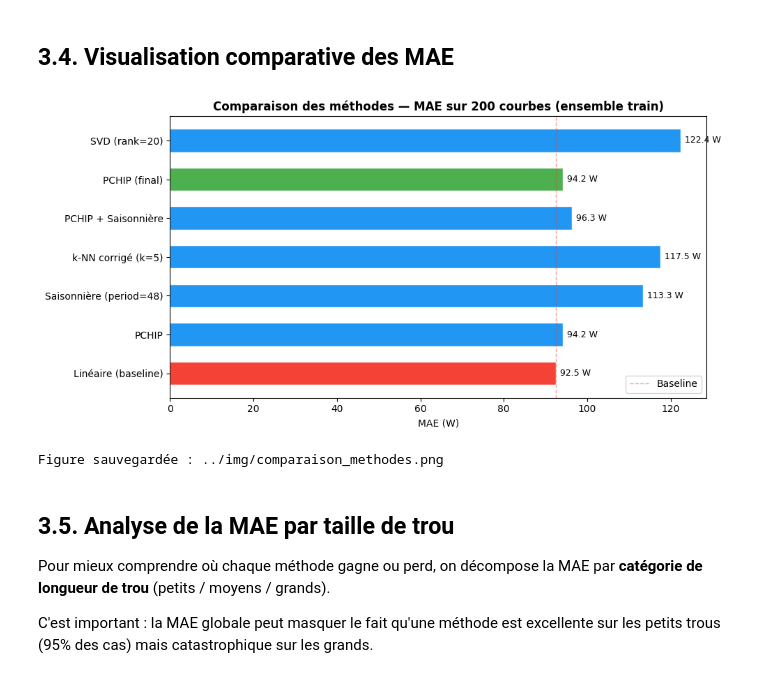
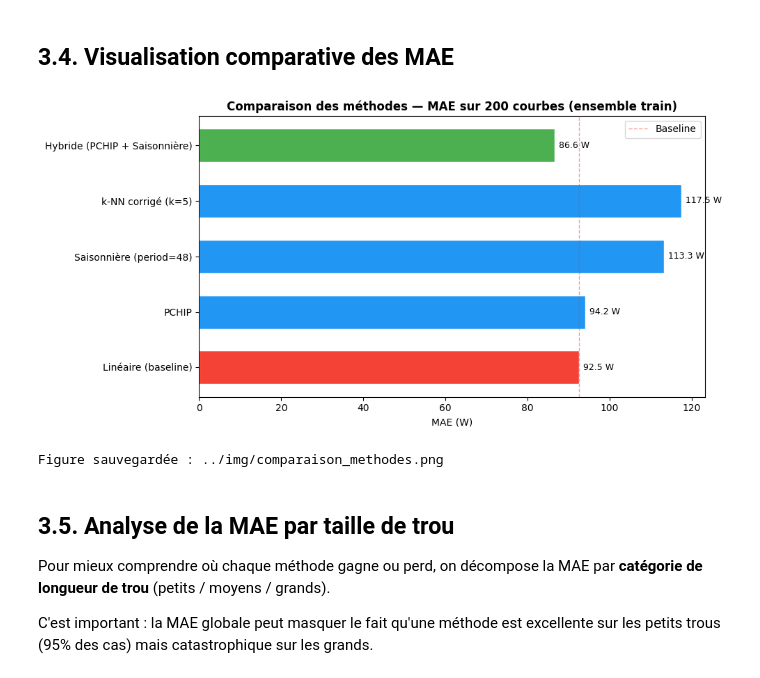
Before and after one commit to dempxl/ChallengeData-ENEDIS, a Jupyter notebook: notebook/notebook_LOGAN.ipynb, the cells around one changed output. Cells and saved outputs as stored; diff of their text form; code cells hidden in the pictures.

Commit message:
add(notebook_LOGAN.ipynb) : Amélioration des méthodes et meilleur visualisation comparative des résultats

```diff
--- a/notebook/notebook_LOGAN.ipynb
+++ b/notebook/notebook_LOGAN.ipynb
@@ -749,13 +730,15 @@ def impute_final(holed_series):
 # %%
-def impute_best(holed_series, threshold=47):
+def impute_hybrid(holed_series, threshold=47):
     """
     Tentative hybride v2 : PCHIP pour trous ≤ threshold pts, Saisonnière au-delà.
-    Conservée pour documenter la démarche — écartée au profit de impute_final (PCHIP pur)
-    car un bug résiduel de logique dégrade les résultats sur les longs trous.
+    La série finale ne remplace que les positions NaN du bloc concerné.
     """
     result = holed_series.copy()
-    values = result.values.copy()
-    n      = len(values)
+    values = result.values
+    n = len(values)
+
+    pchip_candidate = impute_interpolation(holed_series.copy(), method='pchip')
+    seasonal_candidate = impute_seasonal(holed_series.copy(), period=48)
 
     gaps = []
     idx = 0
@@ -768,12 +751,18 @@ def impute_best(holed_series, threshold=47):
         else:
             idx += 1
 
-    for (start, end) in gaps:
+    for start, end in gaps:
         size = end - start + 1
         if size <= threshold:
-            result = impute_interpolation(result, method='pchip')
+            segment = pchip_candidate.iloc[start:end + 1].copy()
+            if segment.isna().any():
+                segment = segment.fillna(seasonal_candidate.iloc[start:end + 1])
         else:
-            result = impute_seasonal(result, period=48)
+            segment = seasonal_candidate.iloc[start:end + 1].copy()
+            if segment.isna().any():
+                segment = segment.fillna(pchip_candidate.iloc[start:end + 1])
+
+        result.iloc[start:end + 1] = segment.values
 
     return result
 # %% [markdown]
@@ -906,22 +897,13 @@ results['k-NN corrigé (k=5)'] = evaluate_method(
 )
 
 # --- Tentative hybride : PCHIP + Saisonnière ---
-results['PCHIP + Saisonnière'] = evaluate_method(
-    impute_fn       = impute_best,
+results['Hybride (PCHIP + Saisonnière)'] = evaluate_method(
+    impute_fn       = impute_hybrid,
     X_holed_eval    = X_holed_eval,
     y_train_eval    = y_train_eval,
     holed_cols_eval = EVAL_COLS,
-    label           = 'PCHIP + Saisonnière'
+    label           = 'Hybride (PCHIP + Saisonnière)'
 )
-
-# --- Méthode finale : PCHIP pur ---
-results['PCHIP (final)'] = evaluate_method(
-    impute_fn       = impute_final,
-    X_holed_eval    = X_holed_eval,
-    y_train_eval    = y_train_eval,
-    holed_cols_eval = EVAL_COLS,
-    label           = 'PCHIP (final)'
-)
 # %% [output]
 [Linéaire (baseline)           ]  MAE moyenne = 92.53 W  (sur 199 courbes)
 [PCHIP                         ]  MAE moyenne = 94.17 W  (sur 199 courbes)
@@ -983,28 +964,28 @@ Nombre total de NaN  : 27907
 # %%
 fig, ax = plt.subplots(figsize=(10, 5))
 
 methods = list(results.keys())
 maes    = [results[m] for m in methods]
 colors  = ['#F44336' if m == 'Linéaire (baseline)' else '#2196F3' for m in methods]
-colors[methods.index('PCHIP (final)')] = '#4CAF50'  # vert pour la méthode recommandée
+colors[methods.index('Hybride (PCHIP + Saisonnière)')] = '#4CAF50'  # vert pour la méthode recommandée
 
 bars = ax.barh(methods, maes, color=colors, edgecolor='white', height=0.6)
 
 # Annotations
 for bar, mae in zip(bars, maes):
     ax.text(bar.get_width() + 1, bar.get_y() + bar.get_height() / 2,
             f'{mae:.1f} W', va='center', fontsize=9)
 
 ax.set_xlabel('MAE (W)')
 ax.set_title('Comparaison des méthodes — MAE sur 200 courbes (ensemble train)', fontweight='bold')
 ax.axvline(results['Linéaire (baseline)'], color='#F44336', linestyle='--', linewidth=1, alpha=0.5, label='Baseline')
 ax.legend()
 plt.tight_layout()
 plt.savefig('../img/comparaison_methodes.png', dpi=150, bbox_inches='tight')
 plt.show()
 print("Figure sauvegardée : ../img/comparaison_methodes.png")
 # %% [output]
-[figure, old version]
+[figure, new version]
 Figure sauvegardée : ../img/comparaison_methodes.png
 # %% [markdown]
 ## 3.5. Analyse de la MAE par taille de trou
```
Also changed, not shown: parts of 14 cells of this notebook, 4 other files.
